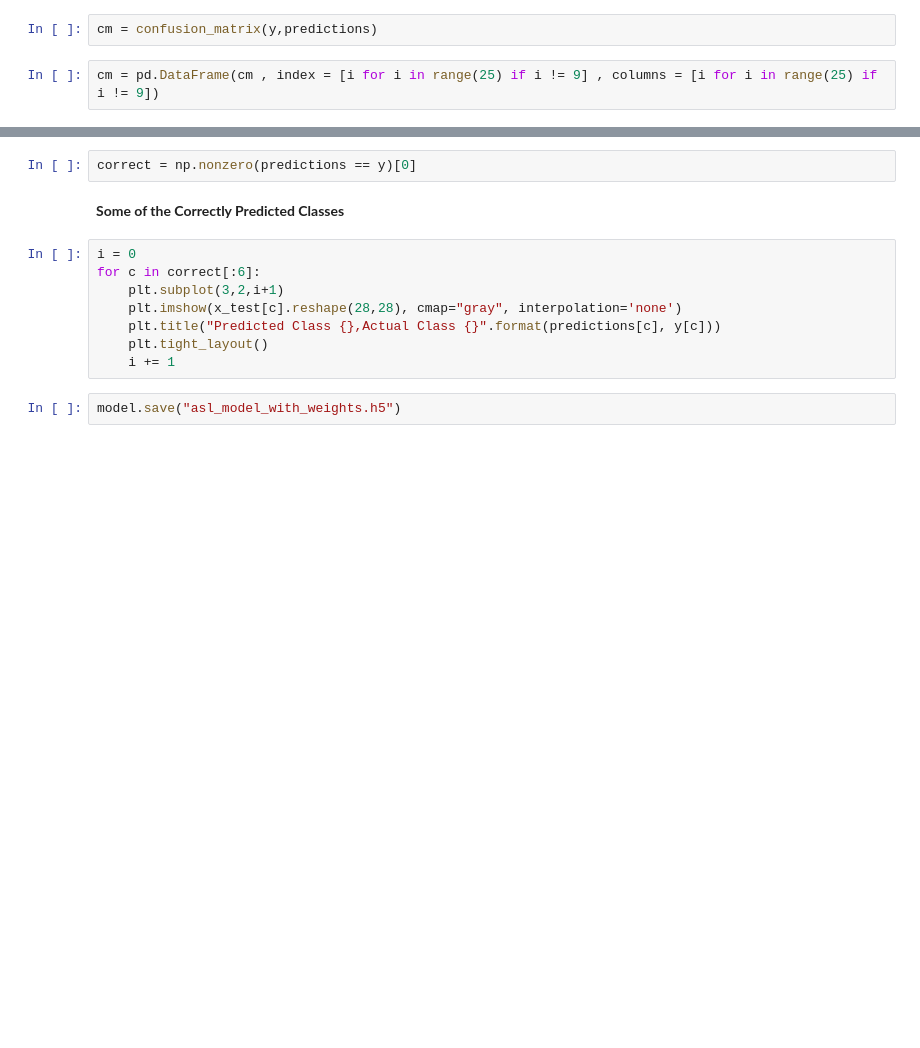
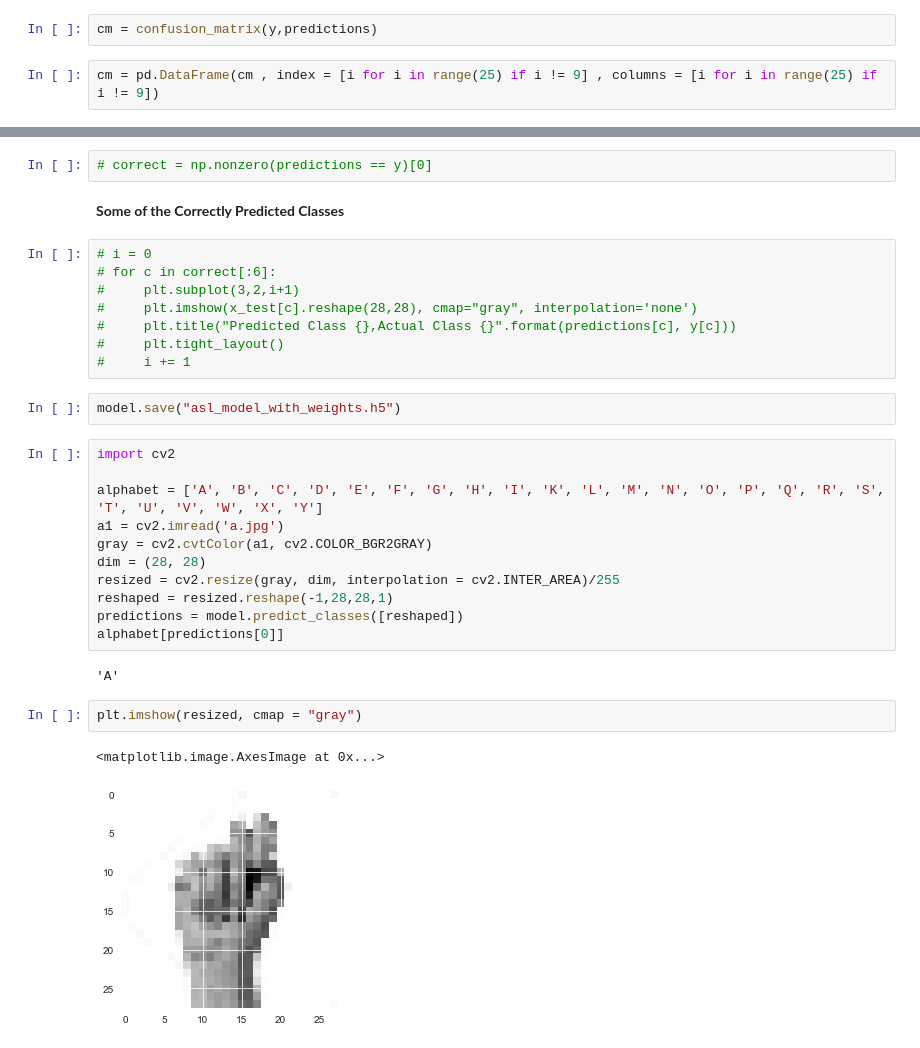
Before and after one commit to jimjsong/kaggle_asl_mnist, a Jupyter notebook: CNN using Keras(100% Accuracy).ipynb, the cells around one changed output, grey strips where cells are left out. Drawn from its saved outputs; the diff is of its cells as text; blank space fills up the shorter version.

Commit message:
personal tests

```diff
--- a/CNN using Keras(100% Accuracy).ipynb
+++ b/CNN using Keras(100% Accuracy).ipynb
@@ -234,14 +252,32 @@ sns.heatmap(cm,cmap= "Blues", linecolor = 'black' , linewidth = 1 , annot = True
 # %%
-correct = np.nonzero(predictions == y)[0]
+# correct = np.nonzero(predictions == y)[0]
 # %% [markdown]
 **Some of the Correctly Predicted Classes**
 # %%
-i = 0
-for c in correct[:6]:
-    plt.subplot(3,2,i+1)
-    plt.imshow(x_test[c].reshape(28,28), cmap="gray", interpolation='none')
-    plt.title("Predicted Class {},Actual Class {}".format(predictions[c], y[c]))
-    plt.tight_layout()
-    i += 1
+# i = 0
+# for c in correct[:6]:
+#     plt.subplot(3,2,i+1)
+#     plt.imshow(x_test[c].reshape(28,28), cmap="gray", interpolation='none')
+#     plt.title("Predicted Class {},Actual Class {}".format(predictions[c], y[c]))
+#     plt.tight_layout()
+#     i += 1
 # %%
 model.save("asl_model_with_weights.h5")
+# %%
+import cv2
+
+alphabet = ['A', 'B', 'C', 'D', 'E', 'F', 'G', 'H', 'I', 'K', 'L', 'M', 'N', 'O', 'P', 'Q', 'R', 'S', 'T', 'U', 'V', 'W', 'X', 'Y']
+a1 = cv2.imread('a.jpg')
+gray = cv2.cvtColor(a1, cv2.COLOR_BGR2GRAY)
+dim = (28, 28)
+resized = cv2.resize(gray, dim, interpolation = cv2.INTER_AREA)/255
+reshaped = resized.reshape(-1,28,28,1)
+predictions = model.predict_classes([reshaped])
+alphabet[predictions[0]]
+# %% [output]
+'A'
+# %%
+plt.imshow(resized, cmap = "gray")
+# %% [output]
+<matplotlib.image.AxesImage at 0x...>
+[figure, added]
```
Also changed, not shown: parts of 11 cells of this notebook, 7 other files.
